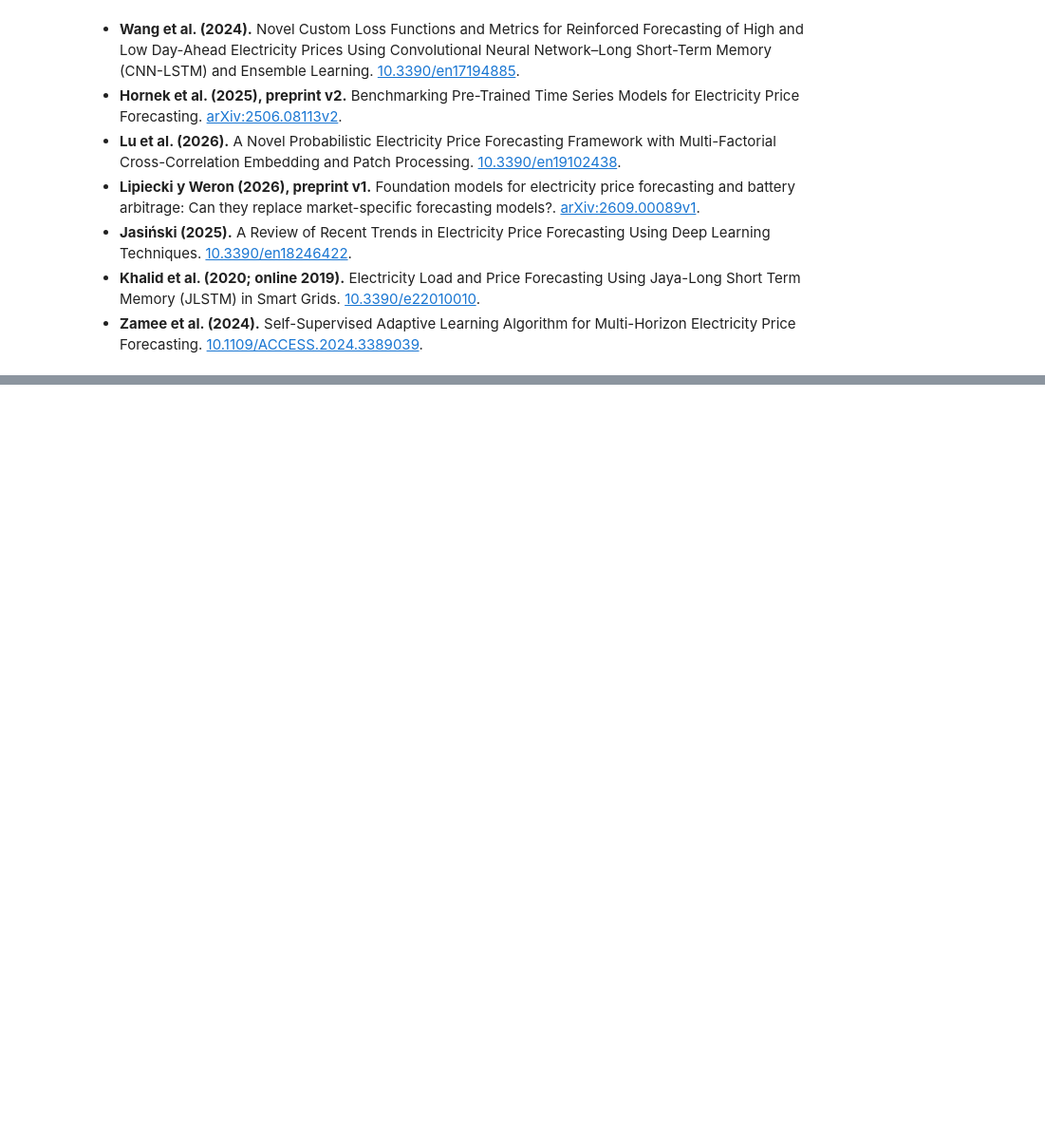
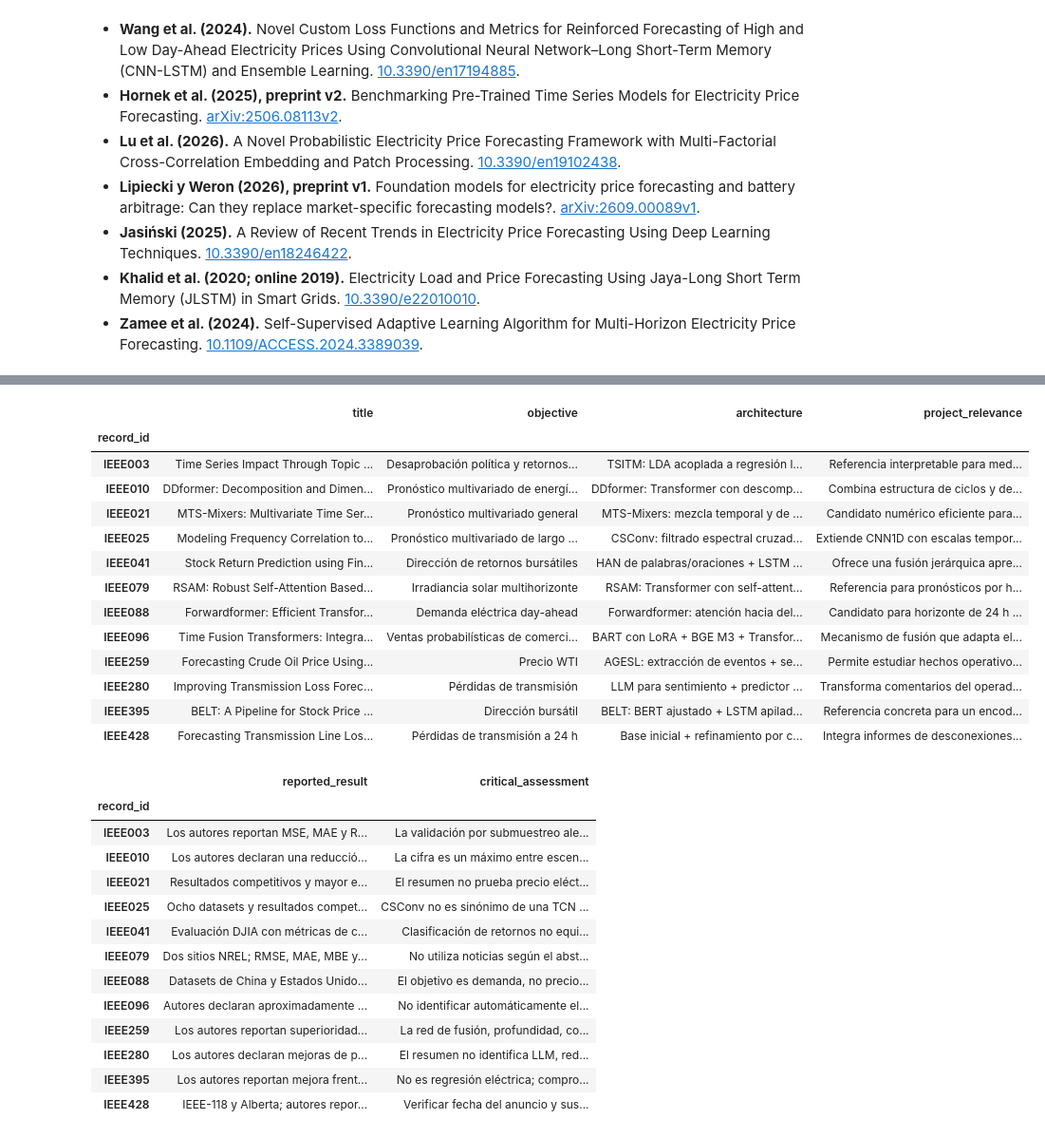
Before and after one commit to Fabian-11037/Time-Series-Project, a Jupyter notebook: book/09_literatura.ipynb, the cells around one changed output, grey strips where cells are left out. Shown at 95% size. Drawn from its saved outputs; the diff is of its cells as text; code cells hidden in the pictures; blank space fills up the shorter version.

Commit message:
Analiza abstracts IEEE y prioriza arquitecturas para pronostico electrico

```diff
--- a/book/09_literatura.ipynb
+++ b/book/09_literatura.ipynb
@@ -425,0 +425,16 @@ decision('Estimar el preprocesamiento y las representaciones con entrenamiento;
+# %%
+ieee_dir = ROOT / 'literature/ieee_abstracts_2026-11-06'
+ieee_records = pd.read_csv(ieee_dir / 'records.csv', keep_default_na=False)
+ieee_screen = pd.read_csv(ieee_dir / 'screening.csv', keep_default_na=False)
+ieee_selected = pd.read_csv(ieee_dir / 'selected_abstracts.csv', keep_default_na=False)
+ieee_manifest = json.loads((ieee_dir / 'source_manifest.json').read_text(encoding='utf-8'))
+assert ieee_records.record_id.is_unique and ieee_screen.record_id.is_unique
+assert set(ieee_records.record_id) == set(ieee_screen.record_id)
+assert ieee_records.loc[ieee_records.doi.ne(''), 'doi'].str.casefold().is_unique
+assert sum((f['records'] for f in ieee_manifest['files'])) == ieee_manifest['exported_records']
+assert len(ieee_records) == ieee_manifest['unique_records']
+assert set(ieee_selected.record_id) == set(ieee_screen.loc[ieee_screen.decision.isin(['prioritario', 'contexto']), 'record_id'])
+assert not ieee_selected.fulltext_reviewed.any() and (not ieee_selected.baseline_frequency_eligible.any())
+assert not set(ieee_screen.loc[ieee_screen.decision == 'excluido_retractacion', 'record_id']) & set(ieee_selected.record_id)
+ieee_flow = ieee_screen.groupby('decision').size().rename('registros').to_frame()
+table(ieee_flow, 'ieee_seleccion_abstracts')
@@ -425,0 +473,34 @@ decision('Estimar el preprocesamiento y las representaciones con entrenamiento;
+# %%
+ieee_priority = ieee_selected.loc[ieee_selected.priority == 'prioritario'].set_index('record_id')
+with pd.option_context('display.max_colwidth', None, 'display.max_rows', 30):
+    table(ieee_priority[['title', 'objective', 'architecture', 'project_relevance']], 'ieee_estudios_prioritarios')
+    table(ieee_priority[['reported_result', 'critical_assessment']], 'ieee_resultados_y_limitaciones_abstracts')
+# %% [output]
+|  | title | objective | architecture | project_relevance |
+| record_id |  |  |  |  |
+| IEEE003 | Time Series Impact Through Topic ... | Desaprobación política y retornos... | TSITM: LDA acoplada a regresión l... | Referencia interpretable para med... |
+| IEEE010 | DDformer: Decomposition and Dimen... | Pronóstico multivariado de energí... | DDformer: Transformer con descomp... | Combina estructura de ciclos y de... |
+| IEEE021 | MTS-Mixers: Multivariate Time Ser... | Pronóstico multivariado general | MTS-Mixers: mezcla temporal y de ... | Candidato numérico eficiente para... |
+| IEEE025 | Modeling Frequency Correlation to... | Pronóstico multivariado de largo ... | CSConv: filtrado espectral cruzad... | Extiende CNN1D con escalas tempor... |
+| IEEE041 | Stock Return Prediction using Fin... | Dirección de retornos bursátiles | HAN de palabras/oraciones + LSTM ... | Ofrece una fusión jerárquica apre... |
+| IEEE079 | RSAM: Robust Self-Attention Based... | Irradiancia solar multihorizonte | RSAM: Transformer con self-attent... | Referencia para pronósticos por h... |
+| IEEE088 | Forwardformer: Efficient Transfor... | Demanda eléctrica day-ahead | Forwardformer: atención hacia del... | Candidato para horizonte de 24 h ... |
+| IEEE096 | Time Fusion Transformers: Integra... | Ventas probabilísticas de comerci... | BART con LoRA + BGE M3 + Transfor... | Mecanismo de fusión que adapta el... |
+| IEEE259 | Forecasting Crude Oil Price Using... | Precio WTI | AGESL: extracción de eventos + se... | Permite estudiar hechos operativo... |
+| IEEE280 | Improving Transmission Loss Forec... | Pérdidas de transmisión | LLM para sentimiento + predictor ... | Transforma comentarios del operad... |
+| IEEE395 | BELT: A Pipeline for Stock Price ... | Dirección bursátil | BELT: BERT ajustado + LSTM apilad... | Referencia concreta para un encod... |
+| IEEE428 | Forecasting Transmission Line Los... | Pérdidas de transmisión a 24 h | Base inicial + refinamiento por c... | Integra informes de desconexiones... |
+|  | reported_result | critical_assessment |
+| record_id |  |  |
+| IEEE003 | Los autores reportan MSE, MAE y R... | La validación por submuestreo ale... |
+| IEEE010 | Los autores declaran una reducció... | La cifra es un máximo entre escen... |
+| IEEE021 | Resultados competitivos y mayor e... | El resumen no prueba precio eléct... |
+| IEEE025 | Ocho datasets y resultados compet... | CSConv no es sinónimo de una TCN ... |
+| IEEE041 | Evaluación DJIA con métricas de c... | Clasificación de retornos no equi... |
+| IEEE079 | Dos sitios NREL; RMSE, MAE, MBE y... | No utiliza noticias según el abst... |
+| IEEE088 | Datasets de China y Estados Unido... | El objetivo es demanda, no precio... |
+| IEEE096 | Autores declaran aproximadamente ... | No identificar automáticamente el... |
+| IEEE259 | Los autores reportan superioridad... | La red de fusión, profundidad, co... |
+| IEEE280 | Los autores declaran mejoras de p... | El resumen no identifica LLM, red... |
+| IEEE395 | Los autores reportan mejora frent... | No es regresión eléctrica; compro... |
+| IEEE428 | IEEE-118 y Alberta; autores repor... | Verificar fecha del anuncio y sus... |
```
Also changed, not shown: parts of 11 cells of this notebook, 29 other files.
